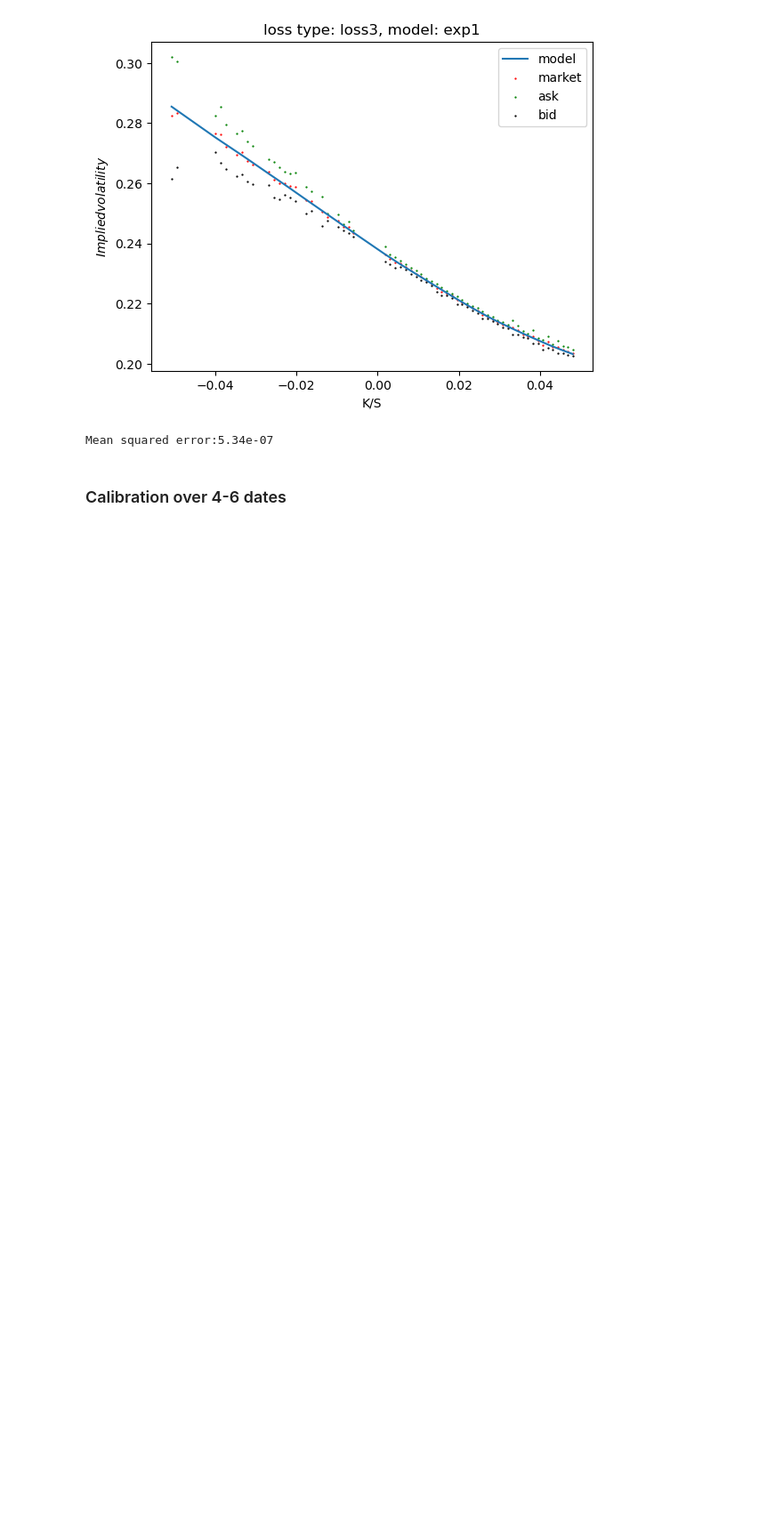
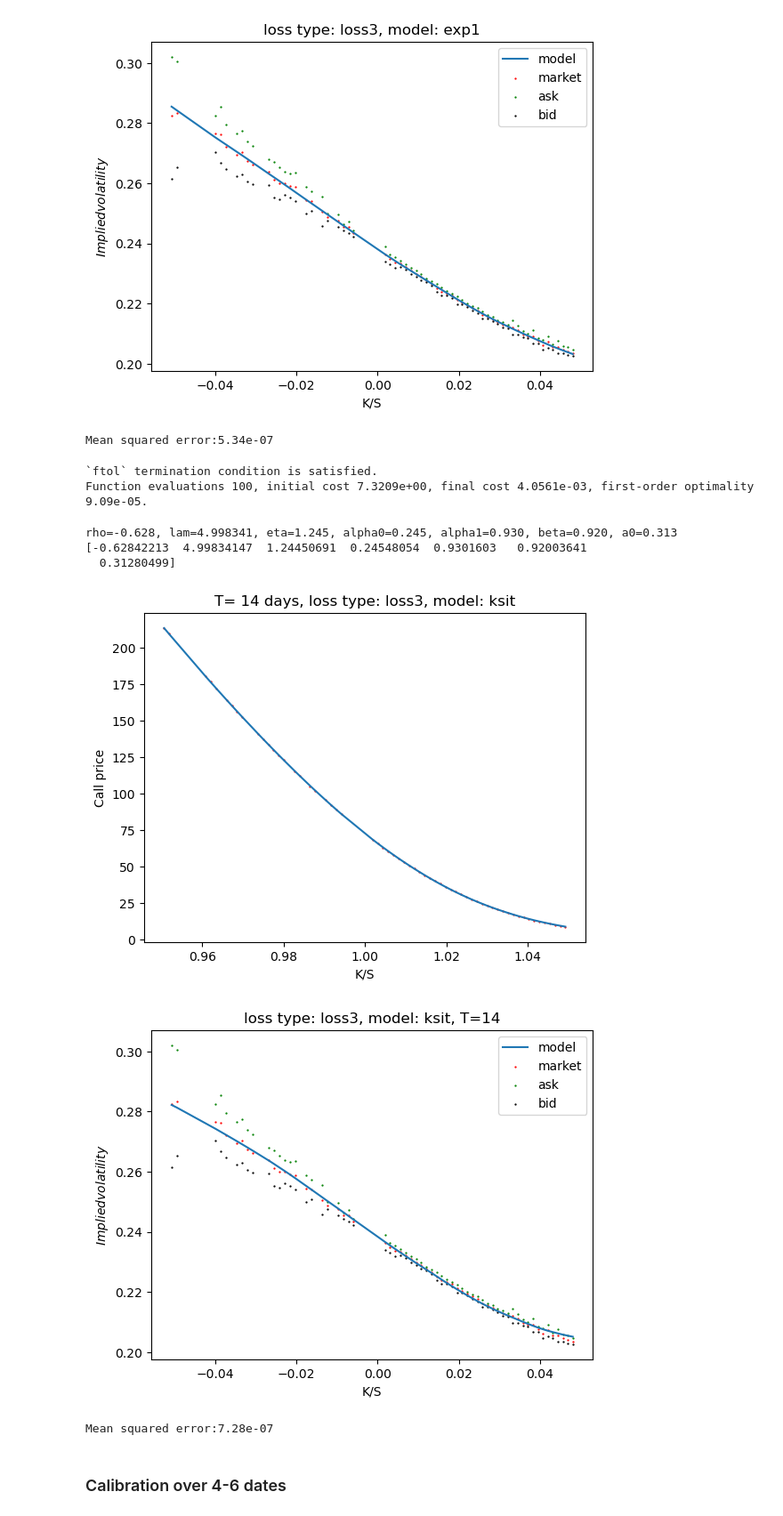
Before and after one commit to GearlessJohn/deep-pricing, a Jupyter notebook: src/simulation_Xt_V1.ipynb, the cells around one changed output. Shown at 89% size. Saved outputs shown, nothing was run; the diff lists cells and outputs as text; code cells hidden in the pictures; blank space fills up the shorter version.

```diff
--- a/src/simulation_Xt_V1.ipynb
+++ b/src/simulation_Xt_V1.ipynb
@@ -714,6 +730,37 @@ rho=-0.631, lam=4.999954, eta=1.694, ksi=0.245, b=1.592
 [figure]
 [figure]
 Mean squared error:5.34e-07
+# %%
+res = calibration(Ks=Ks, y=call_markets, S0=S0s, T=Ts, loss=loss_3, kernel="ksit")
+params = res.x
+# %% [output]
+`ftol` termination condition is satisfied.
+Function evaluations 100, initial cost 7.3209e+00, final cost 4.0561e-03, first-order optimality 9.09e-05.
+# %%
+print(f"rho={params[0]:.3f}, lam={params[1]:.6f}, eta={params[2]:.3f}, alpha0={params[3]:.3f}, alpha1={params[4]:.3f}, beta={params[5]:.3f}, a0={params[6]:.3f}")
+print(params)
+ST = S0*sample_S_exp(T=Ts, rho=params[0], lam=params[1], eta=params[2], alpha0=params[3], alpha1=params[4], beta=params[5], a0=params[6], sig="ksit")[0,:,-1]
+
+call_models = [np.mean(np.maximum(ST-Ks[i], 0))  for i in range(len(Ks))]
+fig = plt.figure()
+ax = fig.add_subplot(111)
+ax.scatter(Ks/S0, call_markets, s=0.4, c="red")
+ax.plot(Ks/S0, call_models, "-")
+
+ax.set_xlabel("K/S")
+ax.set_ylabel("Call price")
+ax.set_title(f"T= {int(T*365)} days, loss type: loss3, model: ksit")
+plt.show()
+
+
+test_implied_vol(S0=S0s, T=Ts, Ks=Ks, call_models=call_models, vol_markets=vol_markets, vol_ask = vol_ask, vol_bid = vol_bid, model="ksit", loss_type=3)
+# %% [output]
+rho=-0.628, lam=4.998341, eta=1.245, alpha0=0.245, alpha1=0.930, beta=0.920, a0=0.313
+[-0.62842213  4.99834147  1.24450691  0.24548054  0.9301603   0.92003641
+  0.31280499]
+[figure, added]
+[figure, added]
+Mean squared error:7.28e-07
 # %% [markdown]
 ### Calibration over 4-6 dates
 # %%
```
Also changed, not shown: parts of 26 cells of this notebook.
